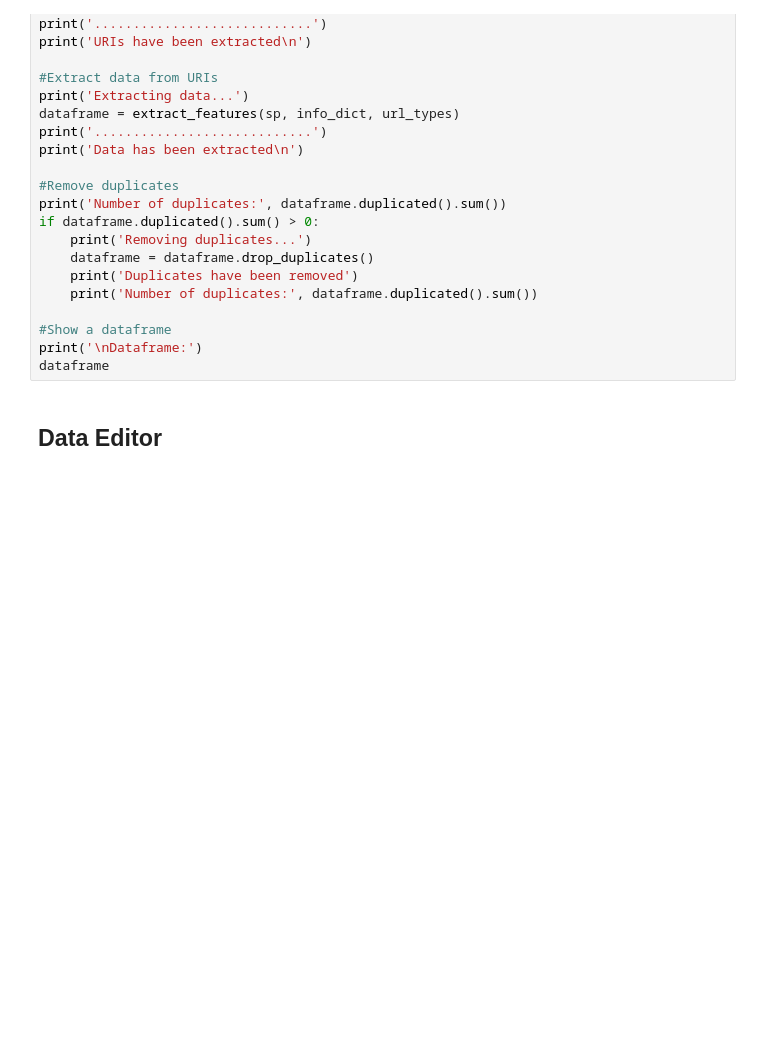
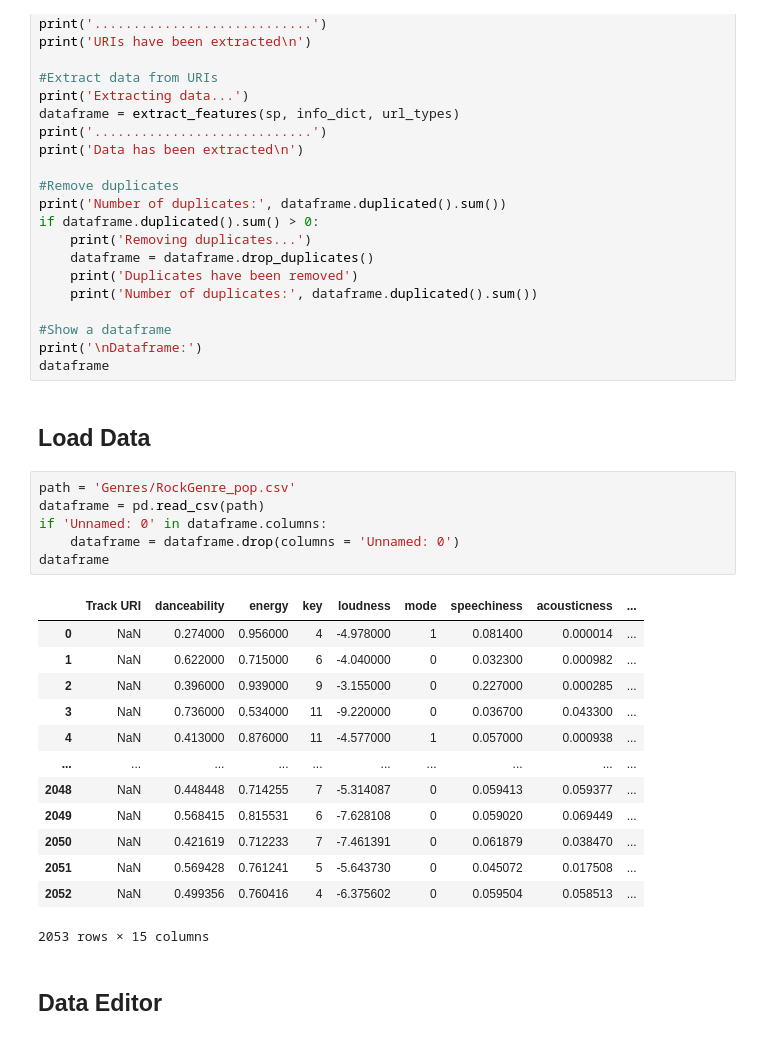
Before and after one commit to TheStructureNavigator/GenrePredictor, a Jupyter notebook: GenresDatasetGenerator/GeneratorNotebook.ipynb, the cells around one changed output. Saved outputs shown, nothing was run; the diff lists cells and outputs as text; blank space fills up the shorter version.

```diff
--- a/GenresDatasetGenerator/GeneratorNotebook.ipynb
+++ b/GenresDatasetGenerator/GeneratorNotebook.ipynb
@@ -50,6 +52,28 @@ if dataframe.duplicated().sum() > 0:
 #Show a dataframe
 print('\nDataframe:')
 dataframe
+# %% [markdown]
+## Load Data
+# %%
+path = 'Genres/RockGenre_pop.csv'
+dataframe = pd.read_csv(path)
+if 'Unnamed: 0' in dataframe.columns:
+    dataframe = dataframe.drop(columns = 'Unnamed: 0')
+dataframe
+# %% [output]
+|  | Track URI | danceability | energy | key | loudness | mode | speechiness | acousticness | ... |
+| 0 | NaN | 0.274000 | 0.956000 | 4 | -4.978000 | 1 | 0.081400 | 0.000014 | ... |
+| 1 | NaN | 0.622000 | 0.715000 | 6 | -4.040000 | 0 | 0.032300 | 0.000982 | ... |
+| 2 | NaN | 0.396000 | 0.939000 | 9 | -3.155000 | 0 | 0.227000 | 0.000285 | ... |
+| 3 | NaN | 0.736000 | 0.534000 | 11 | -9.220000 | 0 | 0.036700 | 0.043300 | ... |
+| 4 | NaN | 0.413000 | 0.876000 | 11 | -4.577000 | 1 | 0.057000 | 0.000938 | ... |
+| ... | ... | ... | ... | ... | ... | ... | ... | ... | ... |
+| 2048 | NaN | 0.448448 | 0.714255 | 7 | -5.314087 | 0 | 0.059413 | 0.059377 | ... |
+| 2049 | NaN | 0.568415 | 0.815531 | 6 | -7.628108 | 0 | 0.059020 | 0.069449 | ... |
+| 2050 | NaN | 0.421619 | 0.712233 | 7 | -7.461391 | 0 | 0.061879 | 0.038470 | ... |
+| 2051 | NaN | 0.569428 | 0.761241 | 5 | -5.643730 | 0 | 0.045072 | 0.017508 | ... |
+| 2052 | NaN | 0.499356 | 0.760416 | 4 | -6.375602 | 0 | 0.059504 | 0.058513 | ... |
+2053 rows × 15 columns
 # %% [markdown]
 ## Data Editor
 # %% [markdown]
```
Also changed, not shown: parts of 8 cells of this notebook, 11 other files.
